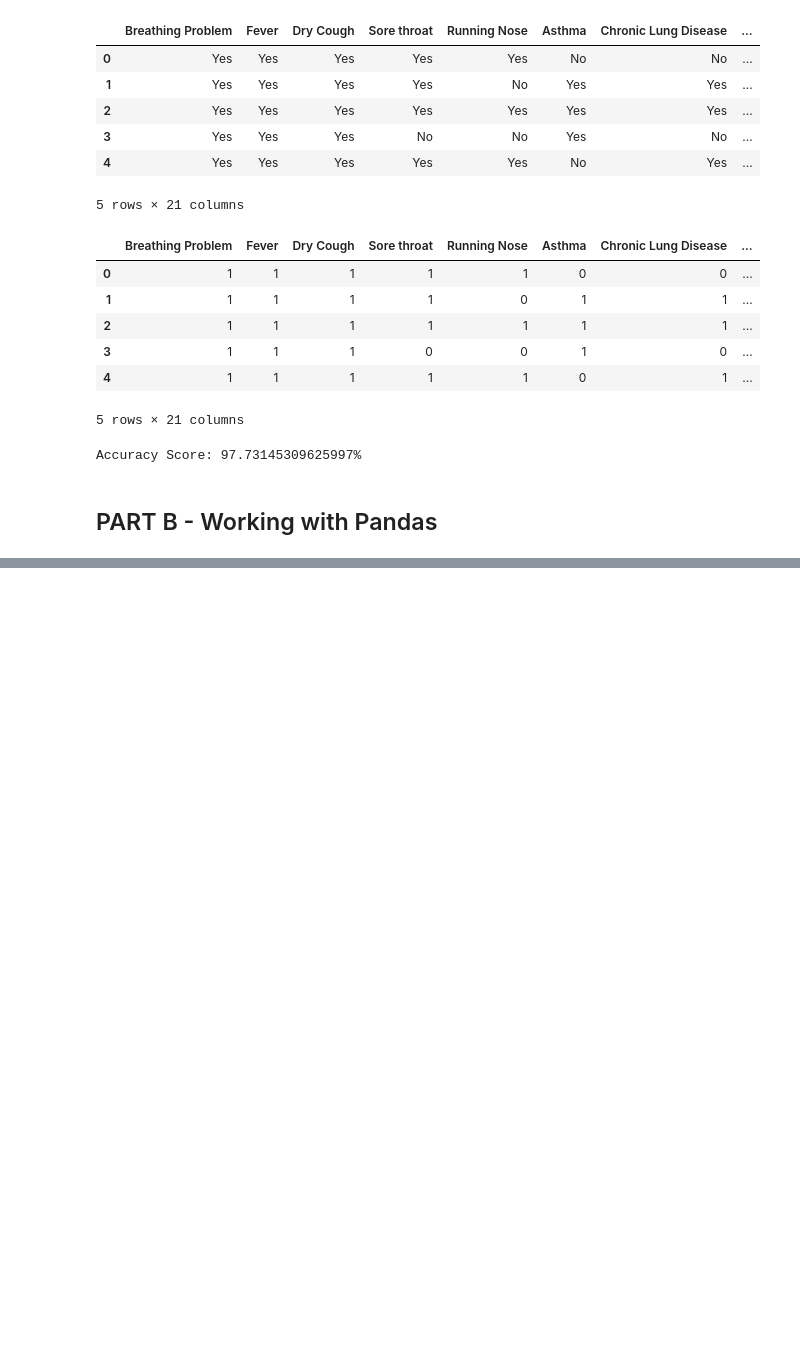
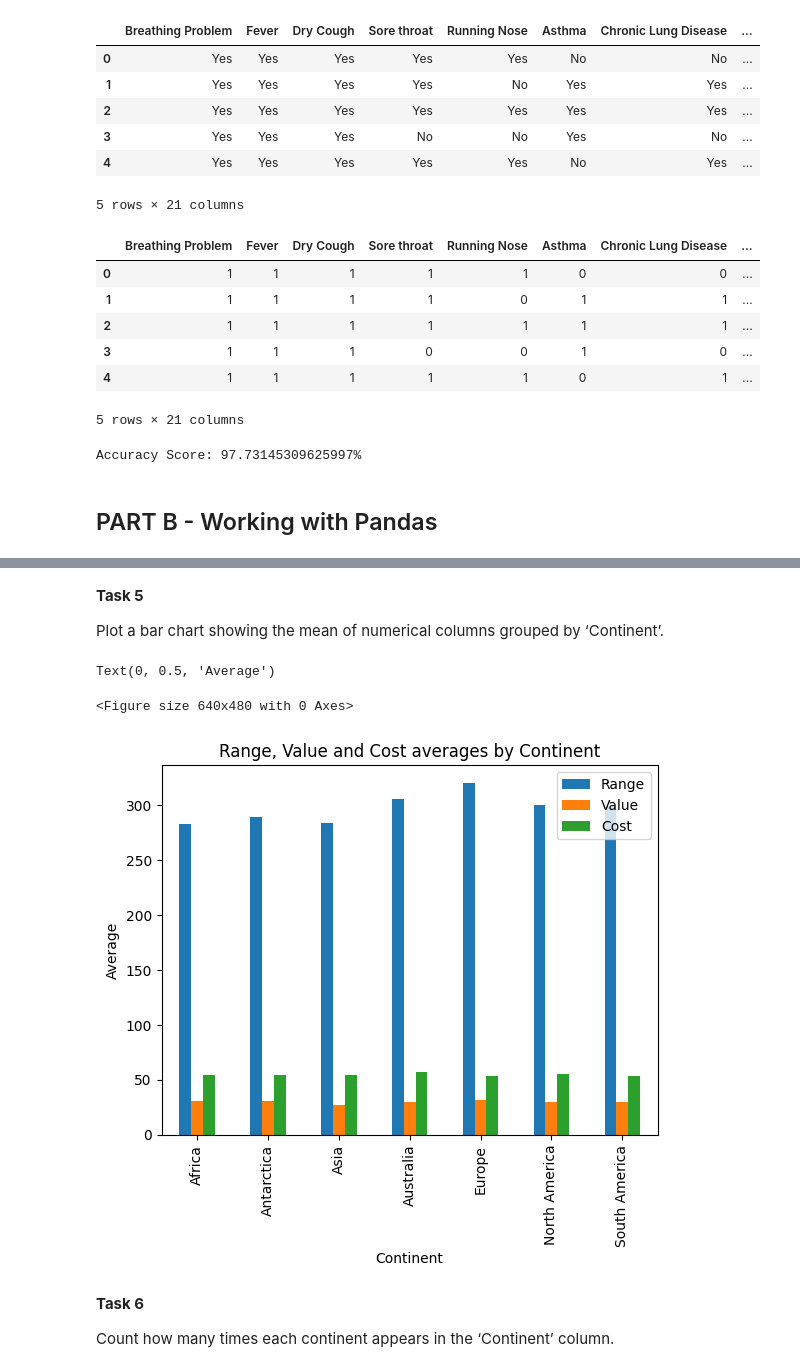
Before and after one commit to MatthewMacalaladGBC/COMP3122_assignment2, a Jupyter notebook: Assignment02.ipynb, the cells around one changed output, grey strips where cells are left out. Saved outputs shown, nothing was run; the diff lists cells and outputs as text; code cells hidden in the pictures; blank space fills up the shorter version.

Commit message:
completed part b of assignment

```diff
--- a/Assignment02.ipynb
+++ b/Assignment02.ipynb
@@ -57,3 +57,6 @@ print(f"Accuracy Score: {accuracy*100}%")
 Accuracy Score: 97.73145309625997%
 # %% [markdown]
 ## PART B - Working with Pandas
+# %%
+df_b = pd.read_csv("assign2.csv")
+df_b.head()
@@ -59,0 +74,4 @@ Accuracy Score: 97.73145309625997%
+# %%
+df_b.drop(columns=["Model"], inplace=True)
+# Check if the column is still there using info()
+df_b.info()
@@ -59,0 +97,5 @@ Accuracy Score: 97.73145309625997%
+# %%
+df_b["Cost"] = df_b["Cost"].str.replace("[][$]", "", regex=True)
+print(df_b.info())
+df_b.head()
+# Cost column's type is object
@@ -59,0 +128,3 @@ Accuracy Score: 97.73145309625997%
+# %%
+df_b["Cost"] = df_b["Cost"].astype(int)
+print(df_b.info())
@@ -59,0 +171,21 @@ Accuracy Score: 97.73145309625997%
+# %% [markdown]
+**Task 5**
+
+Plot a bar chart showing the mean of numerical columns grouped by ‘Continent’.
+# %%
+# ID is also an integer, but as a value it shouldn't be mapped (large average makes rest hard to parse)
+cols = ["Range", "Value", "Cost"]
+
+plt.figure()
+df_b.groupby("Continent")[cols].mean().plot.bar()
+plt.title("Range, Value and Cost averages by Continent")
+plt.xlabel("Continent")
+plt.ylabel("Average")
+# %% [output]
+Text(0, 0.5, 'Average')
+<Figure size 640x480 with 0 Axes>
+[figure, added]
+# %% [markdown]
+**Task 6**
+
+Count how many times each continent appears in the ‘Continent’ column.
```
Also changed, not shown: parts of 30 cells of this notebook.
